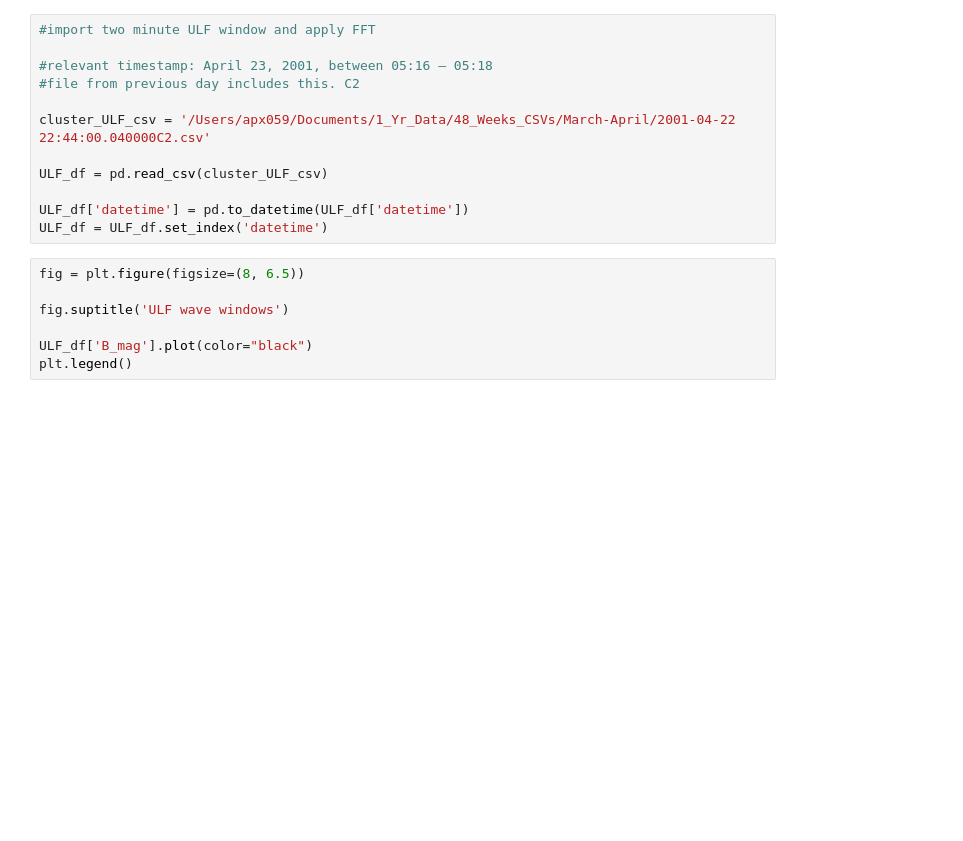
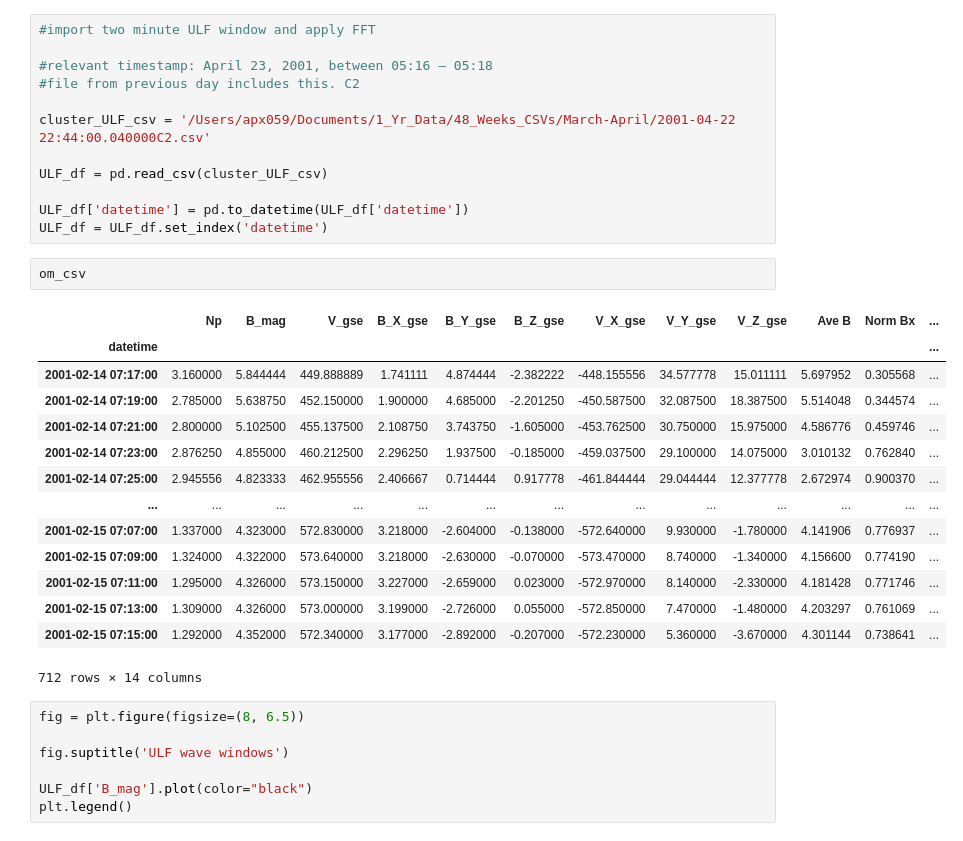
Before and after one commit to solarwindstream/gipm-mapping, a Jupyter notebook: Power Spectrum.ipynb, the cells around one changed output. Drawn from its saved outputs; the diff is of its cells as text; blank space fills up the shorter version.

```diff
--- a/Power Spectrum.ipynb
+++ b/Power Spectrum.ipynb
@@ -21,6 +21,23 @@ ULF_df = pd.read_csv(cluster_ULF_csv)
 
 ULF_df['datetime'] = pd.to_datetime(ULF_df['datetime'])
 ULF_df = ULF_df.set_index('datetime')
+# %%
+om_csv
+# %% [output]
+|  | Np | B_mag | V_gse | B_X_gse | B_Y_gse | B_Z_gse | V_X_gse | V_Y_gse | V_Z_gse | Ave B | Norm Bx | ... |
+| datetime |  |  |  |  |  |  |  |  |  |  |  | ... |
+| 2001-02-14 07:17:00 | 3.160000 | 5.844444 | 449.888889 | 1.741111 | 4.874444 | -2.382222 | -448.155556 | 34.577778 | 15.011111 | 5.697952 | 0.305568 | ... |
+| 2001-02-14 07:19:00 | 2.785000 | 5.638750 | 452.150000 | 1.900000 | 4.685000 | -2.201250 | -450.587500 | 32.087500 | 18.387500 | 5.514048 | 0.344574 | ... |
+| 2001-02-14 07:21:00 | 2.800000 | 5.102500 | 455.137500 | 2.108750 | 3.743750 | -1.605000 | -453.762500 | 30.750000 | 15.975000 | 4.586776 | 0.459746 | ... |
+| 2001-02-14 07:23:00 | 2.876250 | 4.855000 | 460.212500 | 2.296250 | 1.937500 | -0.185000 | -459.037500 | 29.100000 | 14.075000 | 3.010132 | 0.762840 | ... |
+| 2001-02-14 07:25:00 | 2.945556 | 4.823333 | 462.955556 | 2.406667 | 0.714444 | 0.917778 | -461.844444 | 29.044444 | 12.377778 | 2.672974 | 0.900370 | ... |
+| ... | ... | ... | ... | ... | ... | ... | ... | ... | ... | ... | ... | ... |
+| 2001-02-15 07:07:00 | 1.337000 | 4.323000 | 572.830000 | 3.218000 | -2.604000 | -0.138000 | -572.640000 | 9.930000 | -1.780000 | 4.141906 | 0.776937 | ... |
+| 2001-02-15 07:09:00 | 1.324000 | 4.322000 | 573.640000 | 3.218000 | -2.630000 | -0.070000 | -573.470000 | 8.740000 | -1.340000 | 4.156600 | 0.774190 | ... |
+| 2001-02-15 07:11:00 | 1.295000 | 4.326000 | 573.150000 | 3.227000 | -2.659000 | 0.023000 | -572.970000 | 8.140000 | -2.330000 | 4.181428 | 0.771746 | ... |
+| 2001-02-15 07:13:00 | 1.309000 | 4.326000 | 573.000000 | 3.199000 | -2.726000 | 0.055000 | -572.850000 | 7.470000 | -1.480000 | 4.203297 | 0.761069 | ... |
+| 2001-02-15 07:15:00 | 1.292000 | 4.352000 | 572.340000 | 3.177000 | -2.892000 | -0.207000 | -572.230000 | 5.360000 | -3.670000 | 4.301144 | 0.738641 | ... |
+712 rows × 14 columns
 # %%
 fig = plt.figure(figsize=(8, 6.5))
 
```
Also changed, not shown: 1 other file.
